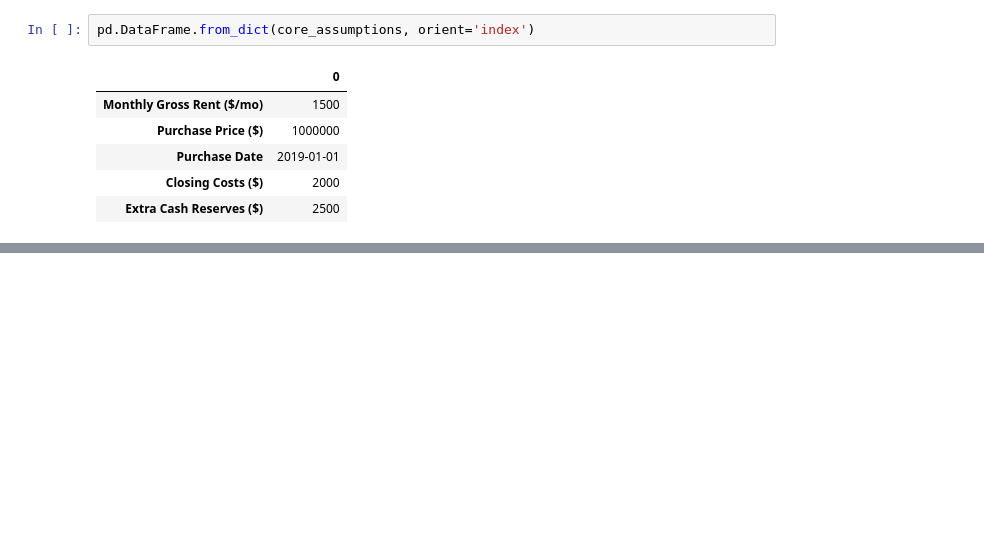
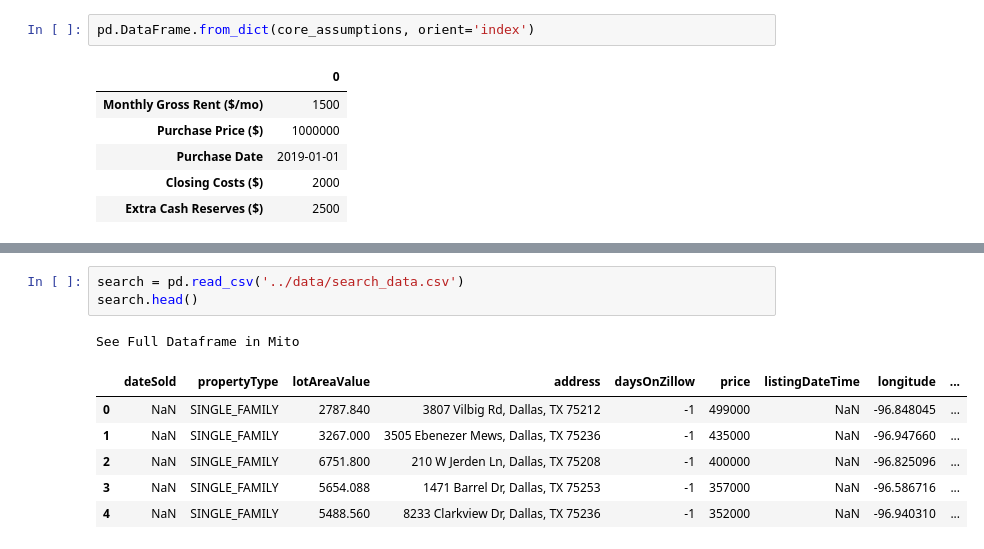
Before and after one commit to alibakh62/RE-Invesment-Analyzer, a Jupyter notebook: notebook/calculator.ipynb, the cells around one changed output, grey strips where cells are left out. Drawn from its saved outputs; the diff is of its cells as text; blank space fills up the shorter version.

```diff
--- a/notebook/calculator.ipynb
+++ b/notebook/calculator.ipynb
@@ -447,0 +469,11 @@ pd.DataFrame.from_dict(core_assumptions, orient='index')
+# %%
+search = pd.read_csv('../data/search_data.csv')
+search.head()
+# %% [output]
+See Full Dataframe in Mito
+|  | dateSold | propertyType | lotAreaValue | address | daysOnZillow | price | listingDateTime | longitude | ... |
+| 0 | NaN | SINGLE_FAMILY | 2787.840 | 3807 Vilbig Rd, Dallas, TX 75212 | -1 | 499000 | NaN | -96.848045 | ... |
+| 1 | NaN | SINGLE_FAMILY | 3267.000 | 3505 Ebenezer Mews, Dallas, TX 75236 | -1 | 435000 | NaN | -96.947660 | ... |
+| 2 | NaN | SINGLE_FAMILY | 6751.800 | 210 W Jerden Ln, Dallas, TX 75208 | -1 | 400000 | NaN | -96.825096 | ... |
+| 3 | NaN | SINGLE_FAMILY | 5654.088 | 1471 Barrel Dr, Dallas, TX 75253 | -1 | 357000 | NaN | -96.586716 | ... |
+| 4 | NaN | SINGLE_FAMILY | 5488.560 | 8233 Clarkview Dr, Dallas, TX 75236 | -1 | 352000 | NaN | -96.940310 | ... |
```
Also changed, not shown: parts of 25 cells of this notebook, 4 other files.
